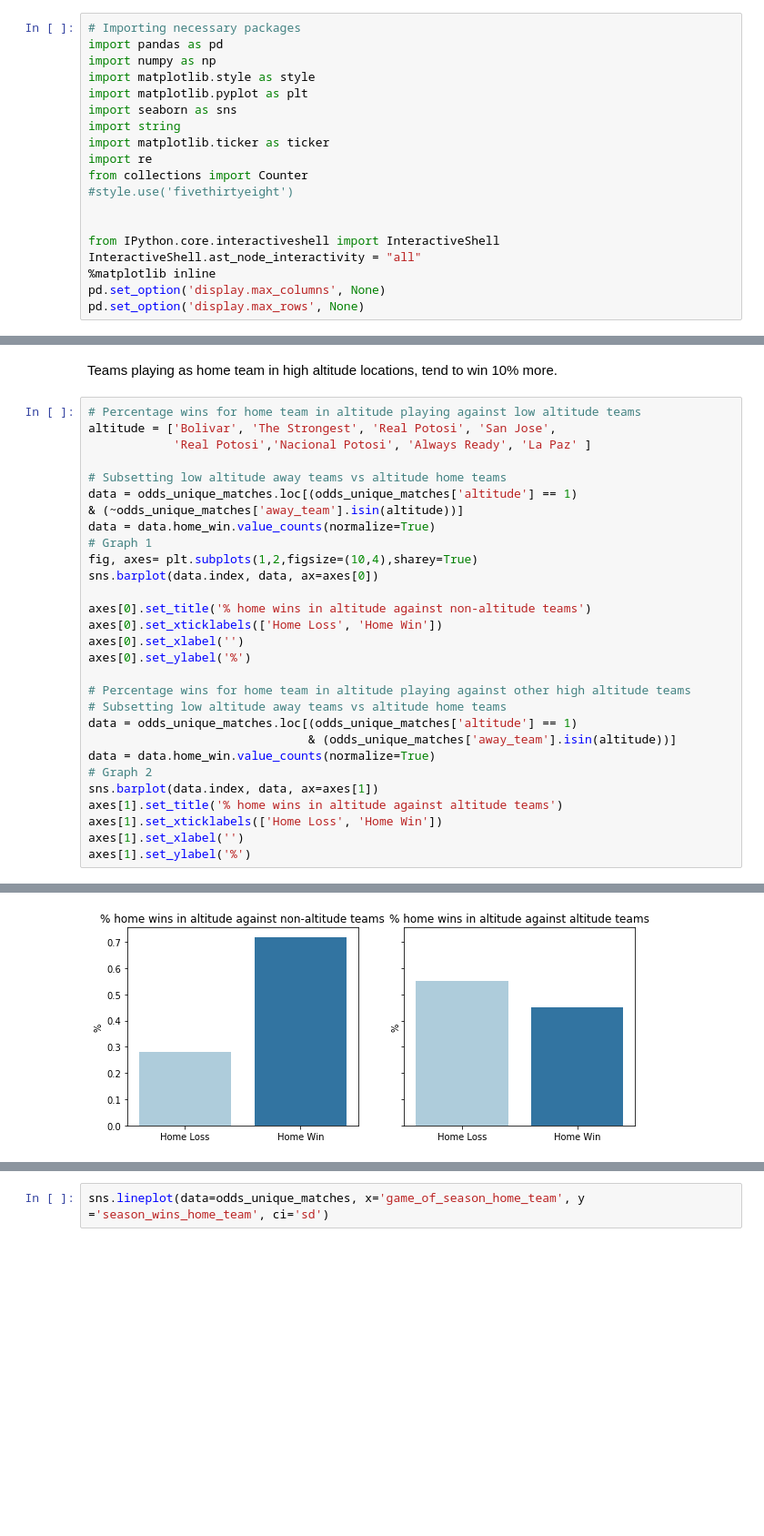
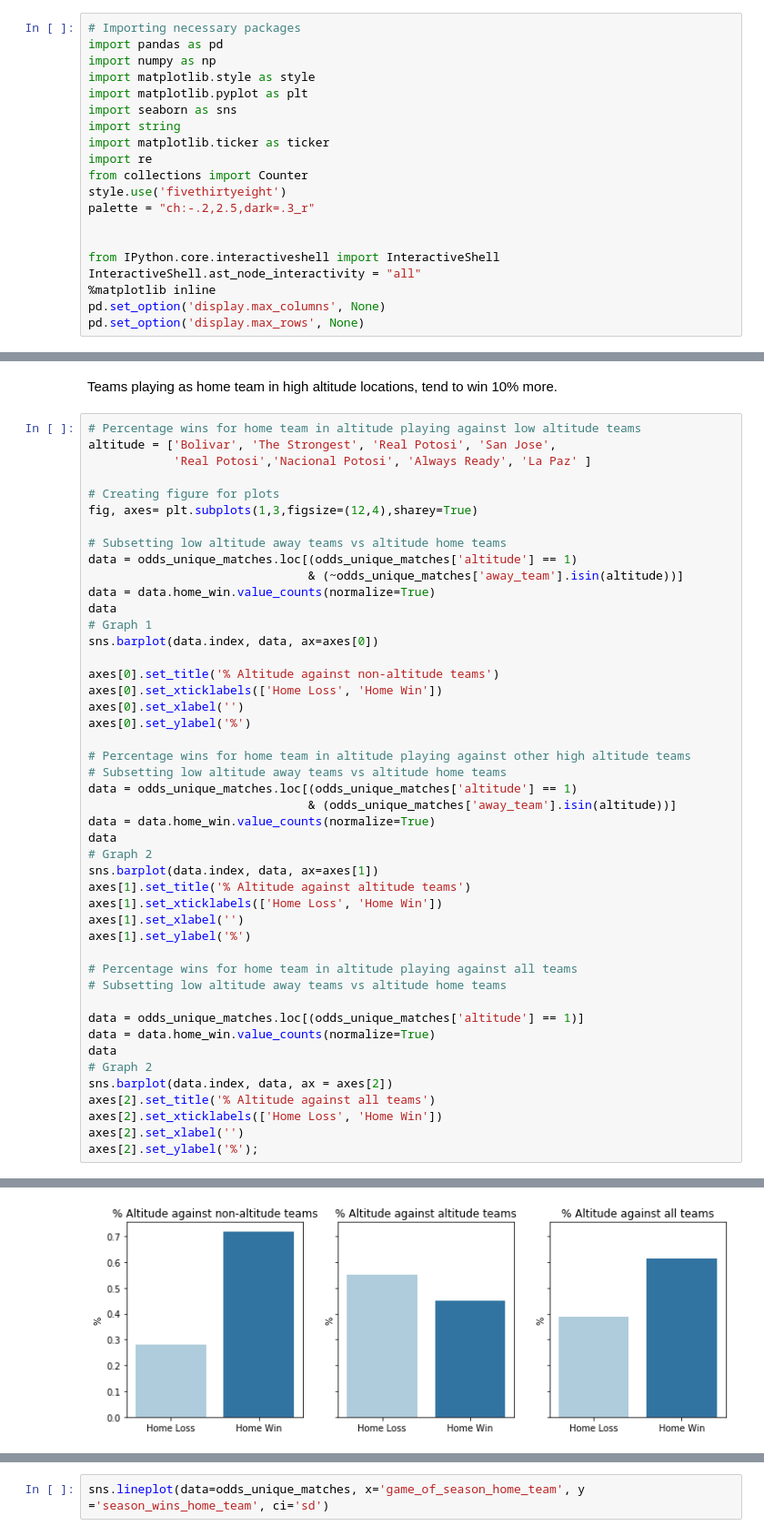
Before and after one commit to miketondu/odds_portal_project, a Jupyter notebook: notebooks/2_odds_engineering_exploration.ipynb, the cells around one changed output, grey strips where cells are left out. Shown at 91% size. Drawn from its saved outputs; the diff is of its cells as text; blank space fills up the shorter version.

```diff
--- a/notebooks/2_odds_engineering_exploration.ipynb
+++ b/notebooks/2_odds_engineering_exploration.ipynb
@@ -13,7 +13,8 @@ import string
 import matplotlib.ticker as ticker
 import re
 from collections import Counter
-#style.use('fivethirtyeight')
+style.use('fivethirtyeight')
+palette = "ch:-.2,2.5,dark=.3_r"
 
 
 from IPython.core.interactiveshell import InteractiveShell
@@ -356,14 +354,18 @@ Teams playing as home team in high altitude locations, tend to win 10% more.
 altitude = ['Bolivar', 'The Strongest', 'Real Potosi', 'San Jose',
             'Real Potosi','Nacional Potosi', 'Always Ready', 'La Paz' ]
 
+# Creating figure for plots
+fig, axes= plt.subplots(1,3,figsize=(12,4),sharey=True)
+
 # Subsetting low altitude away teams vs altitude home teams
-data = odds_unique_matches.loc[(odds_unique_matches['altitude'] == 1)                               & (~odds_unique_matches['away_team'].isin(altitude))]
+data = odds_unique_matches.loc[(odds_unique_matches['altitude'] == 1)
+                               & (~odds_unique_matches['away_team'].isin(altitude))]
 data = data.home_win.value_counts(normalize=True)
+data
 # Graph 1
-fig, axes= plt.subplots(1,2,figsize=(10,4),sharey=True)
 sns.barplot(data.index, data, ax=axes[0])
 
-axes[0].set_title('% home wins in altitude against non-altitude teams')
+axes[0].set_title('% Altitude against non-altitude teams')
 axes[0].set_xticklabels(['Home Loss', 'Home Win'])
 axes[0].set_xlabel('')
 axes[0].set_ylabel('%')
@@ -373,10 +375,24 @@ axes[0].set_ylabel('%')
 data = odds_unique_matches.loc[(odds_unique_matches['altitude'] == 1)
                                & (odds_unique_matches['away_team'].isin(altitude))]
 data = data.home_win.value_counts(normalize=True)
+data
 # Graph 2
 sns.barplot(data.index, data, ax=axes[1])
-axes[1].set_title('% home wins in altitude against altitude teams')
+axes[1].set_title('% Altitude against altitude teams')
 axes[1].set_xticklabels(['Home Loss', 'Home Win'])
 axes[1].set_xlabel('')
 axes[1].set_ylabel('%')
+
+# Percentage wins for home team in altitude playing against all teams
+# Subsetting low altitude away teams vs altitude home teams
+
+data = odds_unique_matches.loc[(odds_unique_matches['altitude'] == 1)]
+data = data.home_win.value_counts(normalize=True)
+data
+# Graph 2
+sns.barplot(data.index, data, ax = axes[2])
+axes[2].set_title('% Altitude against all teams')
+axes[2].set_xticklabels(['Home Loss', 'Home Win'])
+axes[2].set_xlabel('')
+axes[2].set_ylabel('%');
 # %% [output]
@@ -393 +399 @@ Text(0,0.5,'%')
-[figure, old version]
+[figure, new version]
```
Also changed, not shown: parts of 6 cells of this notebook.
